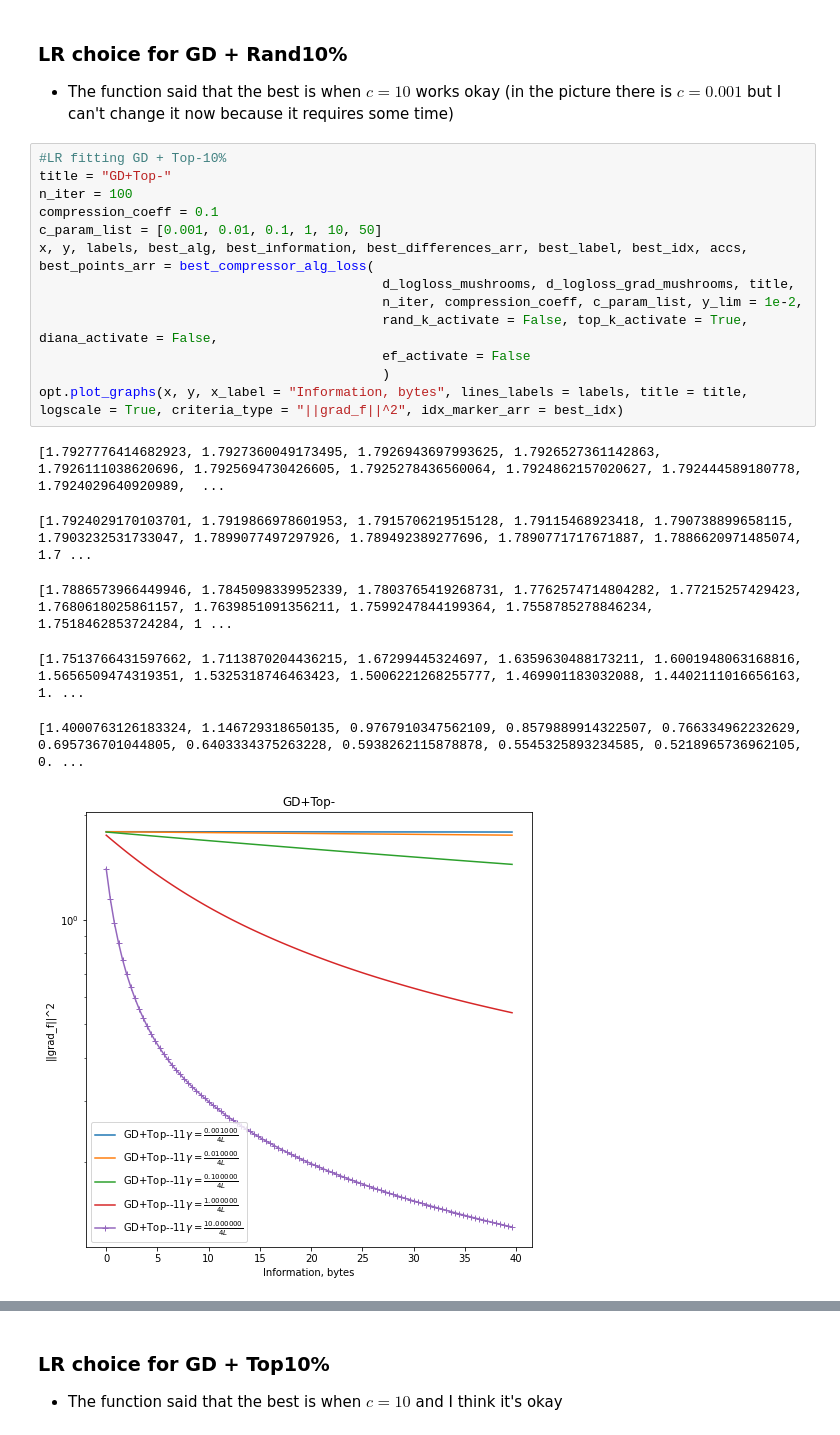
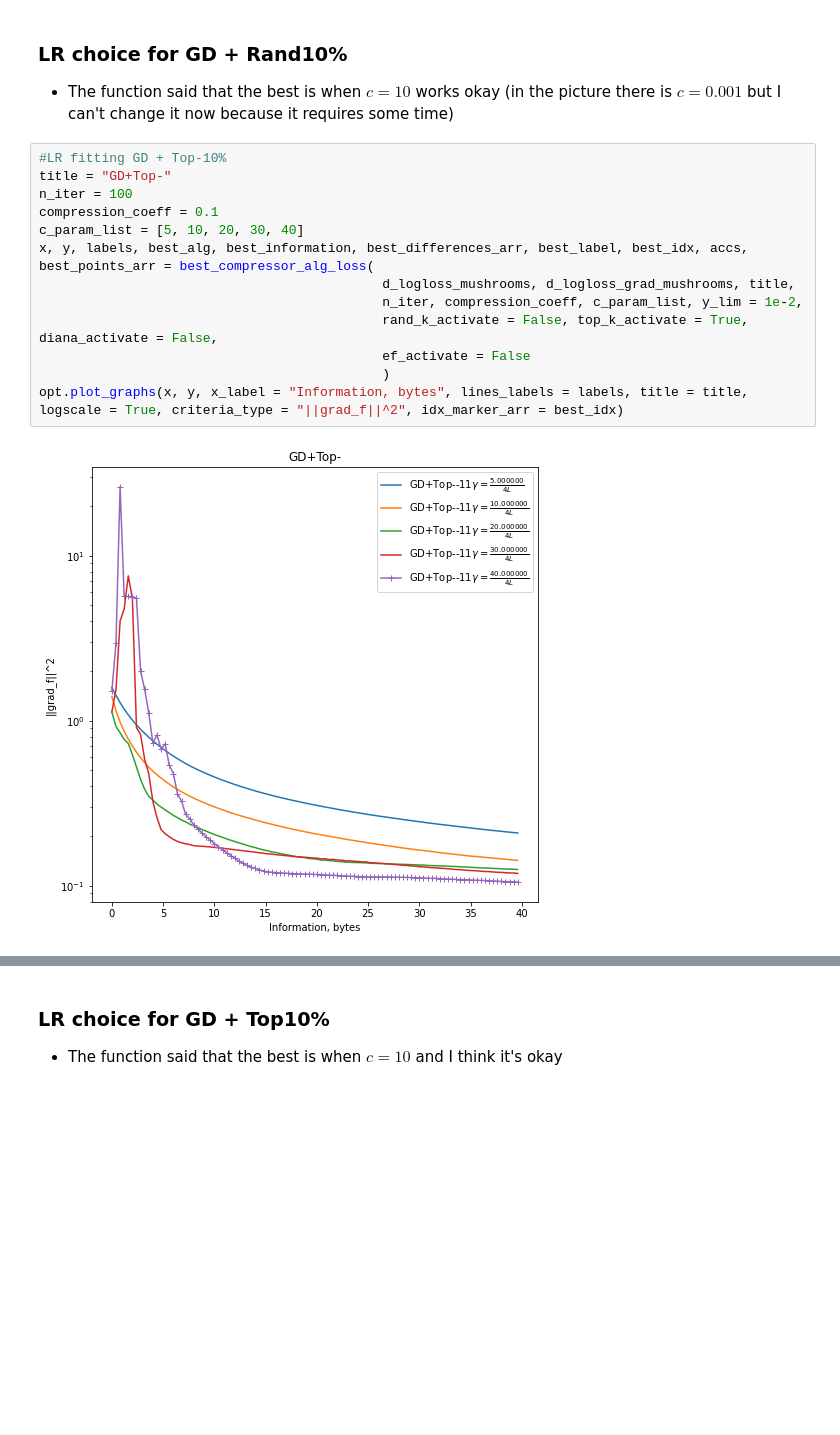
Before and after one commit to k2a07/MIPT-homeworks, a Jupyter notebook: Acharya_Kirill_Optimization_HW_7.ipynb, the cells around one changed output, grey strips where cells are left out. Saved outputs shown, nothing was run; the diff lists cells and outputs as text; blank space fills up the shorter version.

```diff
--- a/Acharya_Kirill_Optimization_HW_7.ipynb
+++ b/Acharya_Kirill_Optimization_HW_7.ipynb
@@ -436,21 +431,16 @@ specific_slice_num += 1
 # %%
 #LR fitting GD + Top-10%
 title = "GD+Top-"
 n_iter = 100
 compression_coeff = 0.1
-c_param_list = [0.001, 0.01, 0.1, 1, 10, 50]
+c_param_list = [5, 10, 20, 30, 40]
 x, y, labels, best_alg, best_information, best_differences_arr, best_label, best_idx, accs, best_points_arr = best_compressor_alg_loss(
                                             d_logloss_mushrooms, d_logloss_grad_mushrooms, title,
                                             n_iter, compression_coeff, c_param_list, y_lim = 1e-2,
                                             rand_k_activate = False, top_k_activate = True, diana_activate = False,
                                             ef_activate = False
                                             )
 opt.plot_graphs(x, y, x_label = "Information, bytes", lines_labels = labels, title = title, logscale = True, criteria_type = "||grad_f||^2", idx_marker_arr = best_idx)
 # %% [output]
-[1.7927776414682923, 1.7927360049173495, 1.7926943697993625, 1.7926527361142863, 1.7926111038620696, 1.7925694730426605, 1.7925278436560064, 1.7924862157020627, 1.792444589180778, 1.7924029640920989,  ...
-[1.7924029170103701, 1.7919866978601953, 1.7915706219515128, 1.79115468923418, 1.790738899658115, 1.7903232531733047, 1.7899077497297926, 1.789492389277696, 1.7890771717671887, 1.7886620971485074, 1.7 ...
-[1.7886573966449946, 1.7845098339952339, 1.7803765419268731, 1.7762574714804282, 1.77215257429423, 1.7680618025861157, 1.7639851091356211, 1.7599247844199364, 1.7558785278846234, 1.7518462853724284, 1 ...
-[1.7513766431597662, 1.7113870204436215, 1.67299445324697, 1.6359630488173211, 1.6001948063168816, 1.5656509474319351, 1.5325318746463423, 1.5006221268255777, 1.469901183032088, 1.4402111016656163, 1. ...
-[1.4000763126183324, 1.146729318650135, 0.9767910347562109, 0.8579889914322507, 0.766334962232629, 0.695736701044805, 0.6403334375263228, 0.5938262115878878, 0.5545325893234585, 0.5218965736962105, 0. ...
-[figure, old version]
+[figure, new version]
 # %%
```
Also changed, not shown: parts of 24 cells of this notebook.
